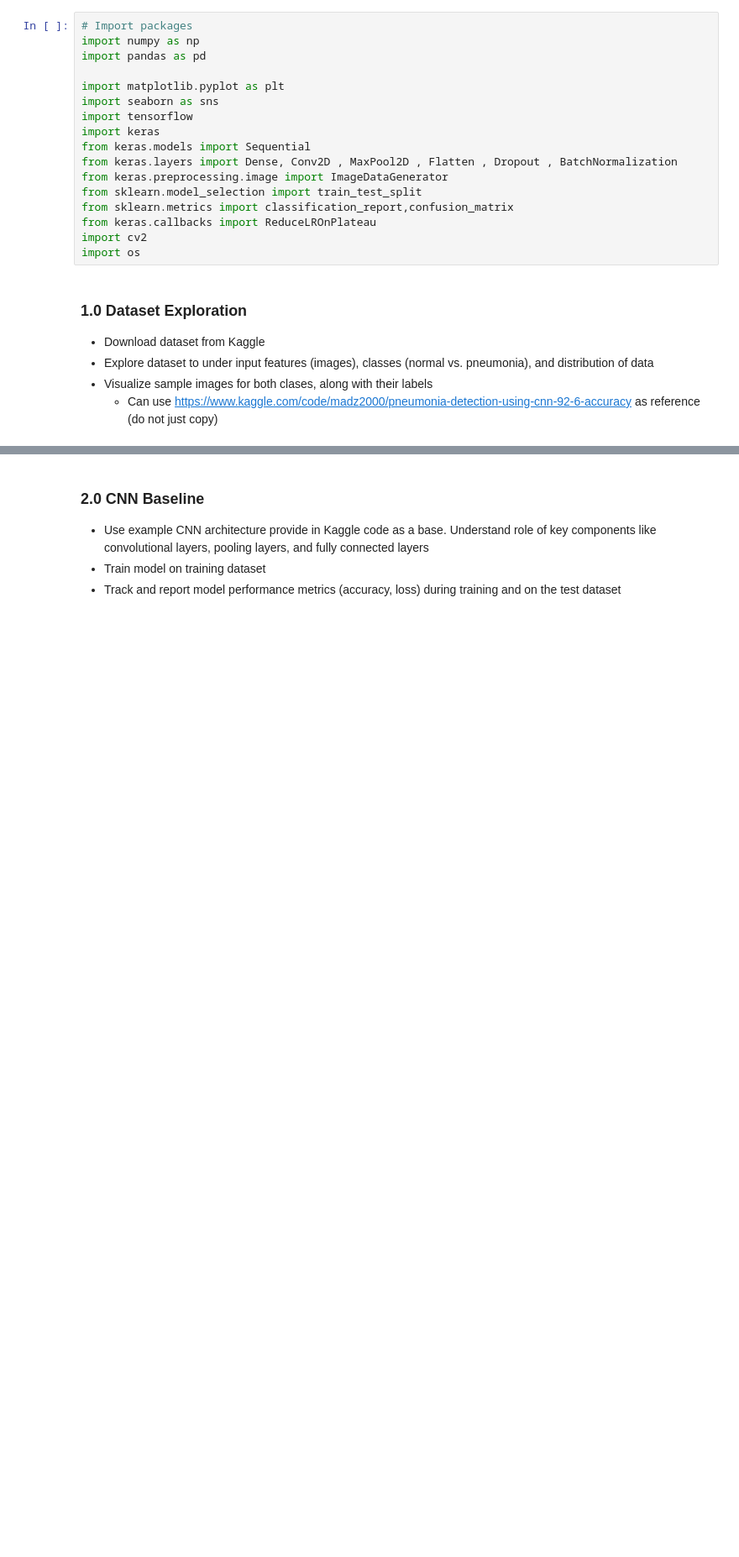
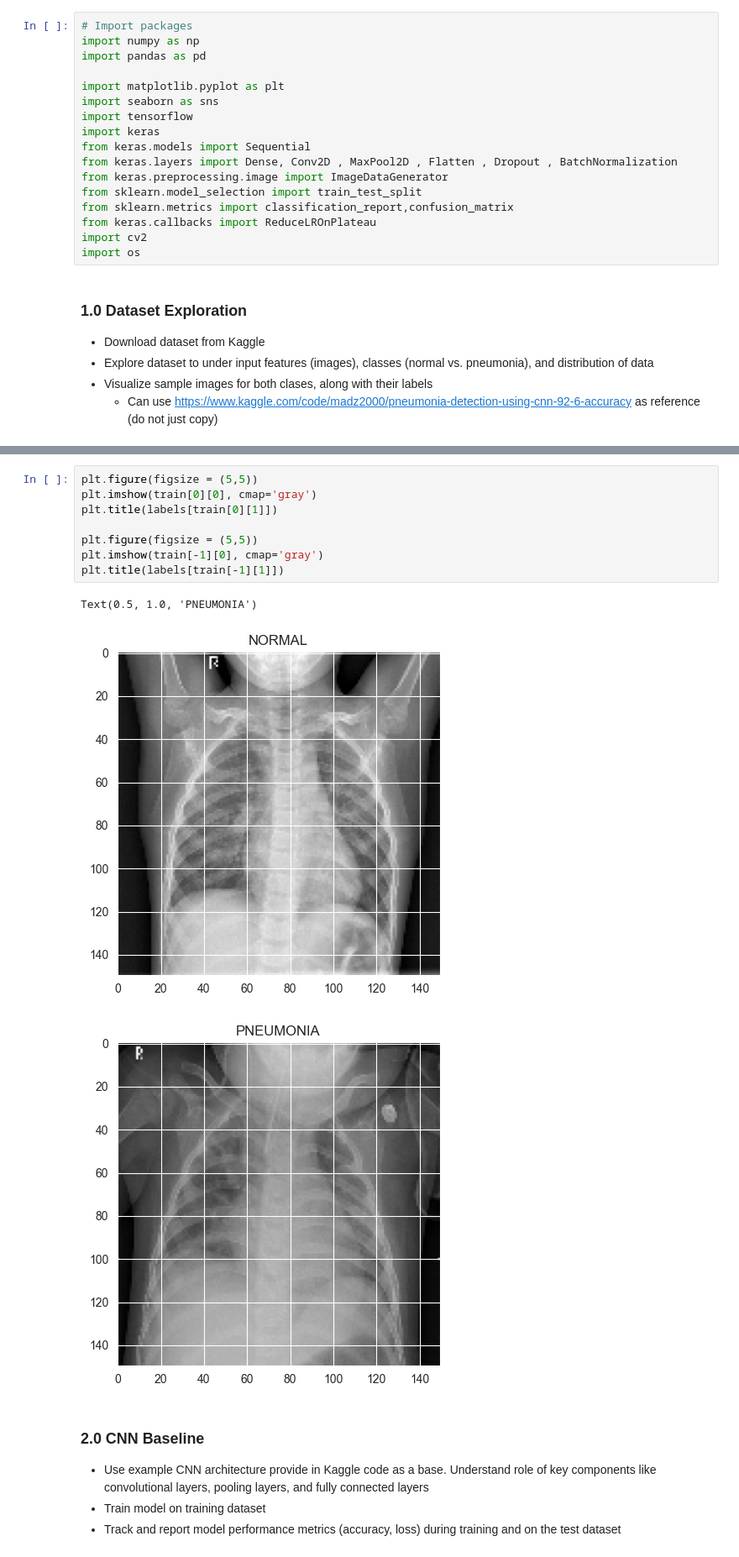
Before and after one commit to LaPetiteBird/DSassignment2, a Jupyter notebook: main.ipynb, the cells around one changed output, grey strips where cells are left out. Shown at 84% size. Cells and saved outputs as stored; diff of their text form; blank space fills up the shorter version.

```diff
--- a/main.ipynb
+++ b/main.ipynb
@@ -94,3 +146,15 @@ for feature, label in test:
+# %%
+plt.figure(figsize = (5,5))
+plt.imshow(train[0][0], cmap='gray')
+plt.title(labels[train[0][1]])
+
+plt.figure(figsize = (5,5))
+plt.imshow(train[-1][0], cmap='gray')
+plt.title(labels[train[-1][1]])
+# %% [output]
+Text(0.5, 1.0, 'PNEUMONIA')
+[figure, added]
+[figure, added]
 # %% [markdown]
 ### 2.0 CNN Baseline
 - Use example CNN architecture provide in Kaggle code as a base. Understand role of key components like convolutional layers, pooling layers, and fully connected layers
```
Also changed, not shown: parts of 3 cells of this notebook.
